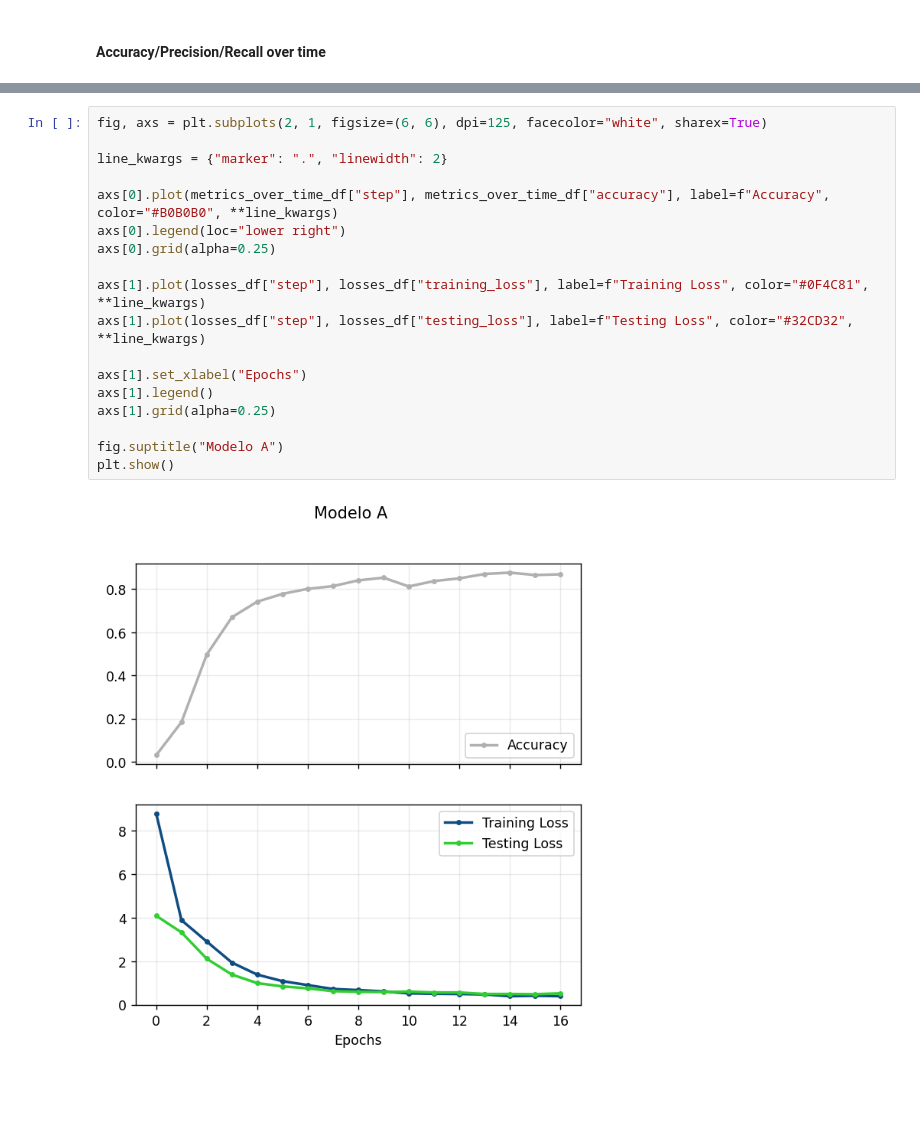
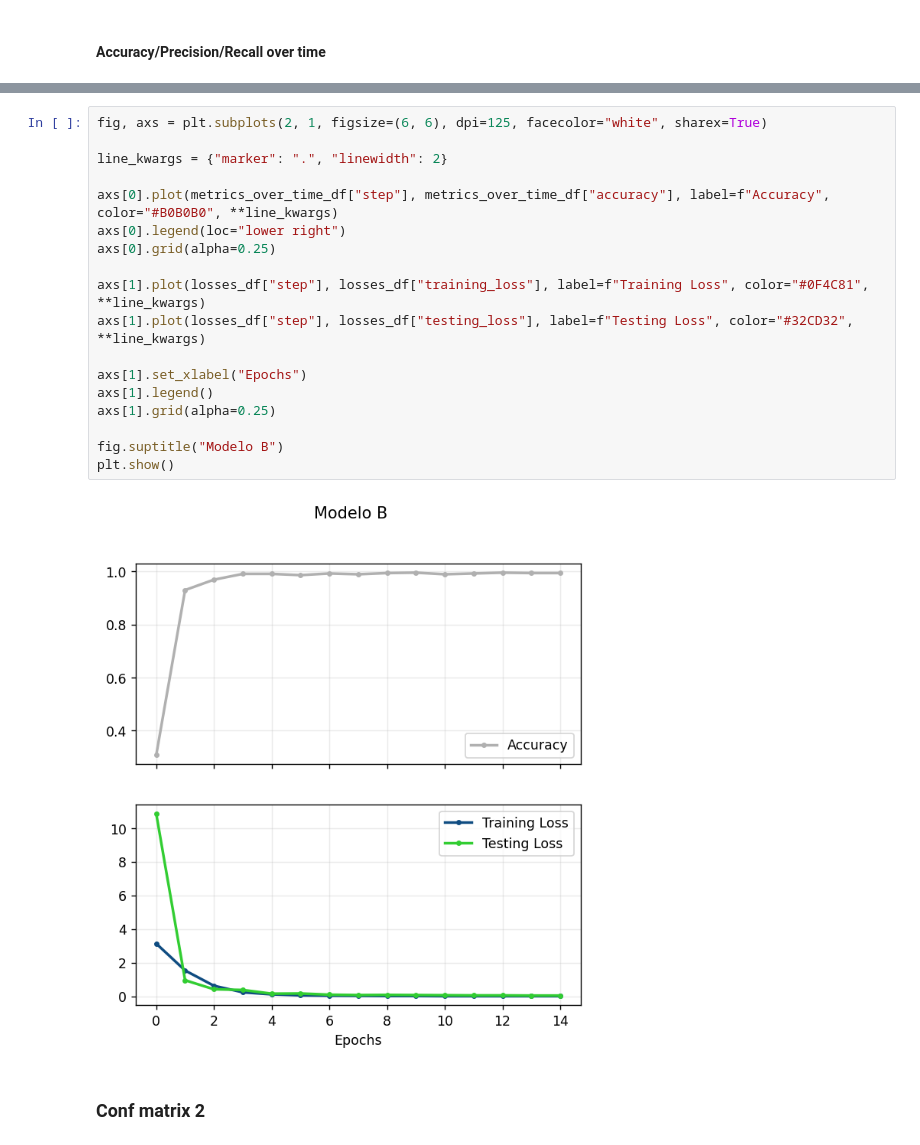
Before and after one commit to facupalavecino/ecd-trabajo-final, a Jupyter notebook: notebooks/compare-models-b.ipynb, the cells around one changed output, grey strips where cells are left out. Cells and saved outputs as stored; diff of their text form; blank space fills up the shorter version.

```diff
--- a/notebooks/compare-models-b.ipynb
+++ b/notebooks/compare-models-b.ipynb
@@ -493,20 +509,22 @@ metrics_over_time_df.head()
 # %%
 fig, axs = plt.subplots(2, 1, figsize=(6, 6), dpi=125, facecolor="white", sharex=True)
 
 line_kwargs = {"marker": ".", "linewidth": 2}
 
 axs[0].plot(metrics_over_time_df["step"], metrics_over_time_df["accuracy"], label=f"Accuracy", color="#B0B0B0", **line_kwargs)
 axs[0].legend(loc="lower right")
 axs[0].grid(alpha=0.25)
 
 axs[1].plot(losses_df["step"], losses_df["training_loss"], label=f"Training Loss", color="#0F4C81", **line_kwargs)
 axs[1].plot(losses_df["step"], losses_df["testing_loss"], label=f"Testing Loss", color="#32CD32", **line_kwargs)
 
 axs[1].set_xlabel("Epochs")
 axs[1].legend()
 axs[1].grid(alpha=0.25)
 
-fig.suptitle("Modelo A")
+fig.suptitle("Modelo B")
 plt.show()
 # %% [output]
-[figure, old version]
+[figure, new version]
+# %% [markdown]
+### Conf matrix 2
```
Also changed, not shown: parts of 21 cells of this notebook, 1 other file.
